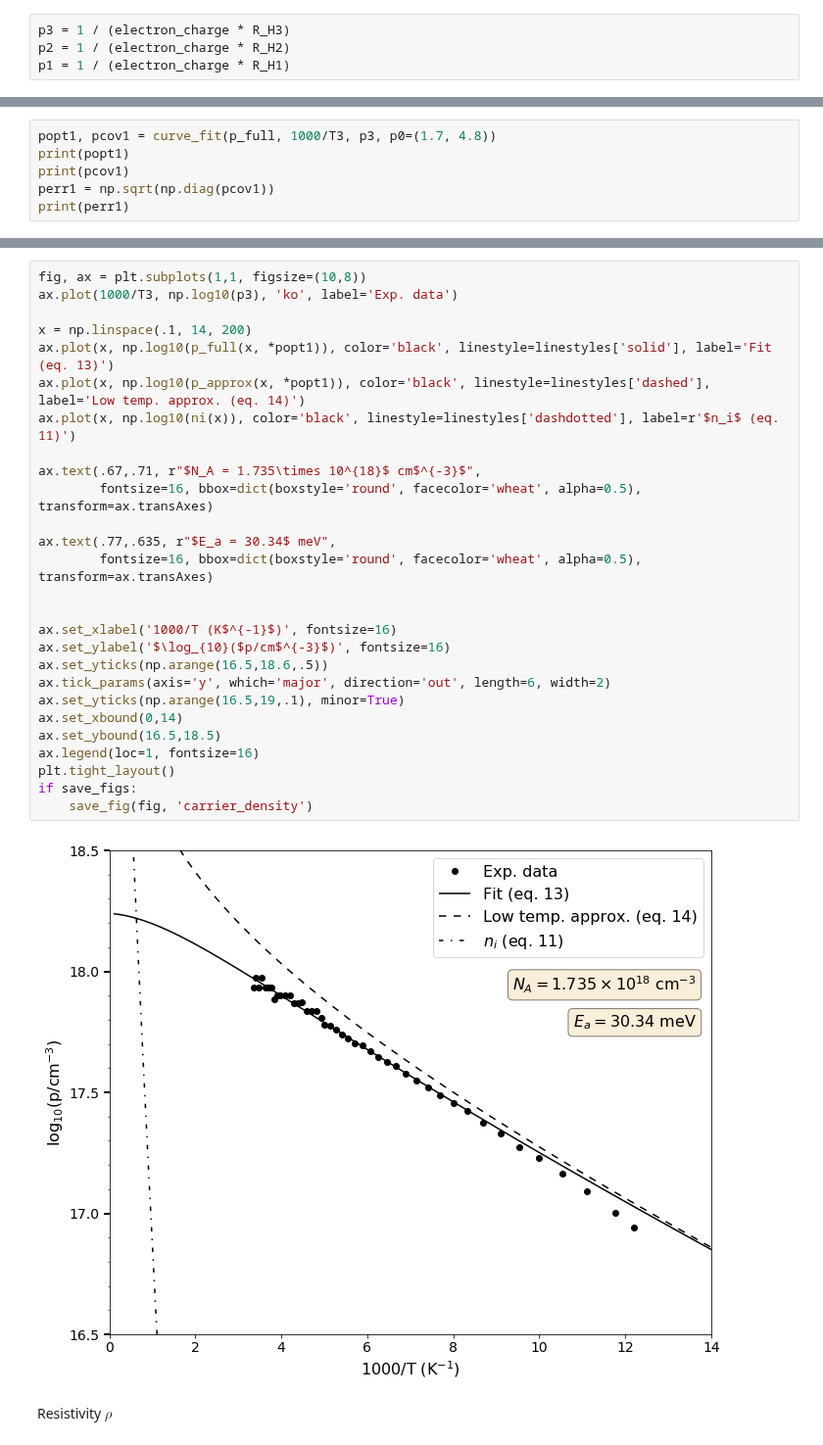
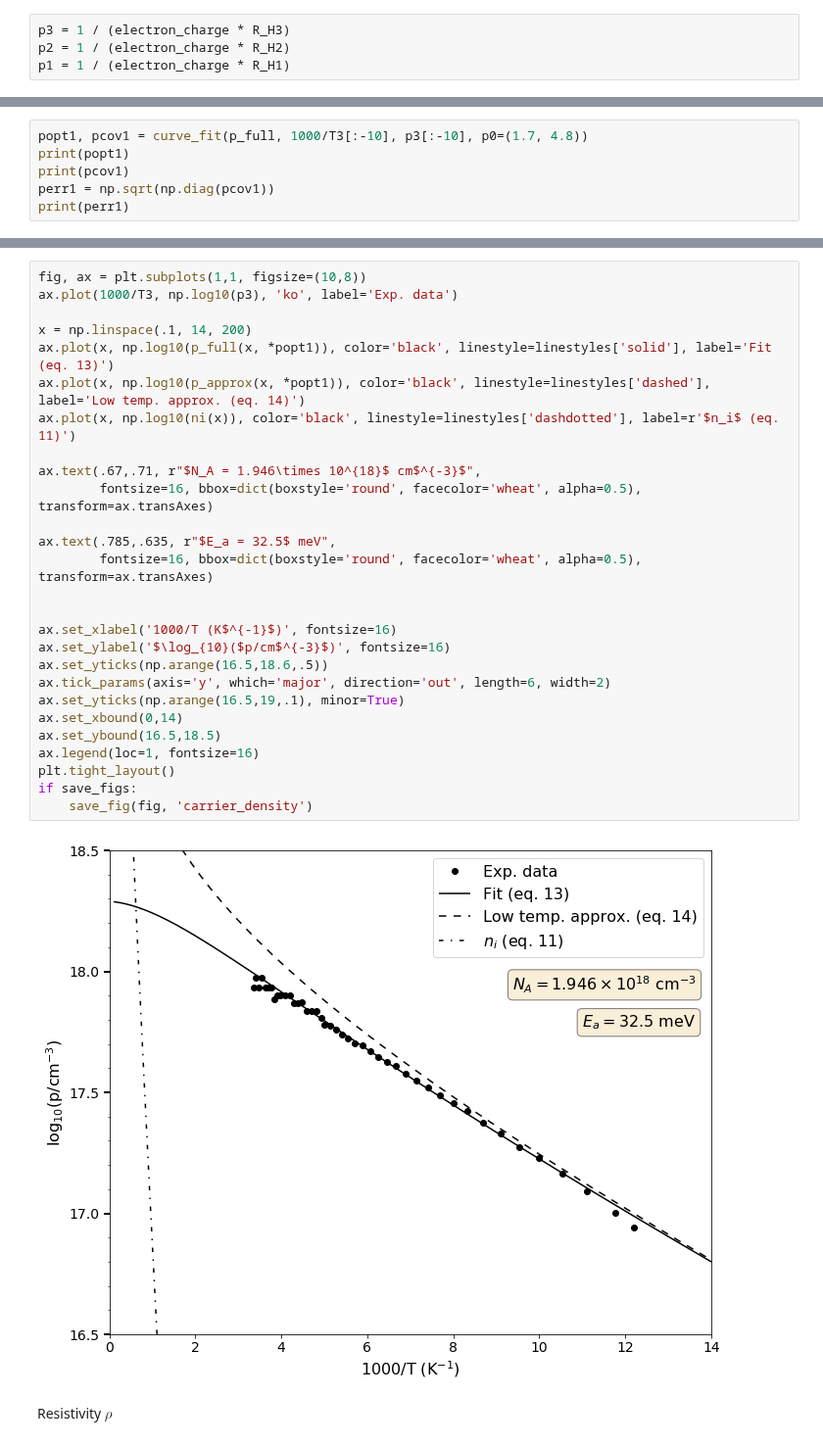
Before and after one commit to iyanmv/APL_ws18-19, a Jupyter notebook: Hall/Hall_effect.ipynb, the cells around one changed output, grey strips where cells are left out. Shown at 98% size. Cells and saved outputs as stored; diff of their text form.

```diff
--- a/Hall/Hall_effect.ipynb
+++ b/Hall/Hall_effect.ipynb
@@ -411,5 +431,5 @@ p1 = 1 / (electron_charge * R_H1)
 # %%
-popt1, pcov1 = curve_fit(p_full, 1000/T3, p3, p0=(1.7, 4.8))
+popt1, pcov1 = curve_fit(p_full, 1000/T3[:-10], p3[:-10], p0=(1.7, 4.8))
 print(popt1)
 print(pcov1)
 perr1 = np.sqrt(np.diag(pcov1))
@@ -430,32 +450,32 @@ print(popt1[1] * 1e-21 / eV * 1e3)
 # %%
 fig, ax = plt.subplots(1,1, figsize=(10,8))
 ax.plot(1000/T3, np.log10(p3), 'ko', label='Exp. data')
 
 x = np.linspace(.1, 14, 200)
 ax.plot(x, np.log10(p_full(x, *popt1)), color='black', linestyle=linestyles['solid'], label='Fit (eq. 13)')
 ax.plot(x, np.log10(p_approx(x, *popt1)), color='black', linestyle=linestyles['dashed'], label='Low temp. approx. (eq. 14)')
 ax.plot(x, np.log10(ni(x)), color='black', linestyle=linestyles['dashdotted'], label=r'$n_i$ (eq. 11)')
 
-ax.text(.67,.71, r"$N_A = 1.735\times 10^{18}$ cm$^{-3}$",
+ax.text(.67,.71, r"$N_A = 1.946\times 10^{18}$ cm$^{-3}$",
         fontsize=16, bbox=dict(boxstyle='round', facecolor='wheat', alpha=0.5), transform=ax.transAxes)
 
-ax.text(.77,.635, r"$E_a = 30.34$ meV",
+ax.text(.785,.635, r"$E_a = 32.5$ meV",
         fontsize=16, bbox=dict(boxstyle='round', facecolor='wheat', alpha=0.5), transform=ax.transAxes)
 
 
 ax.set_xlabel('1000/T (K$^{-1}$)', fontsize=16)
 ax.set_ylabel('$\log_{10}($p/cm$^{-3}$)', fontsize=16)
 ax.set_yticks(np.arange(16.5,18.6,.5))
 ax.tick_params(axis='y', which='major', direction='out', length=6, width=2)
 ax.set_yticks(np.arange(16.5,19,.1), minor=True)
 ax.set_xbound(0,14)
 ax.set_ybound(16.5,18.5)
 ax.legend(loc=1, fontsize=16)
 plt.tight_layout()
 if save_figs:
     save_fig(fig, 'carrier_density')
 # %% [output]
-[figure, old version]
+[figure, new version]
 # %% [markdown]
 Resistivity $\rho$
 # %%
```
Also changed, not shown: parts of 8 cells of this notebook, 4 other files.
